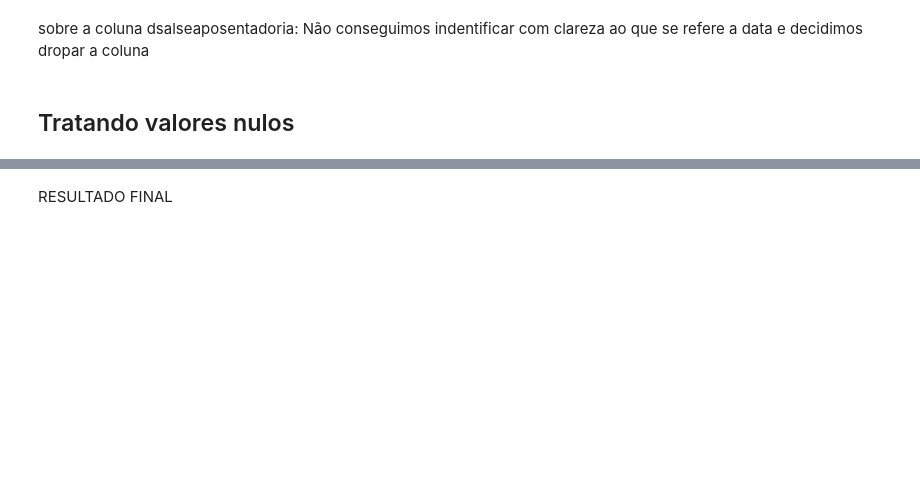
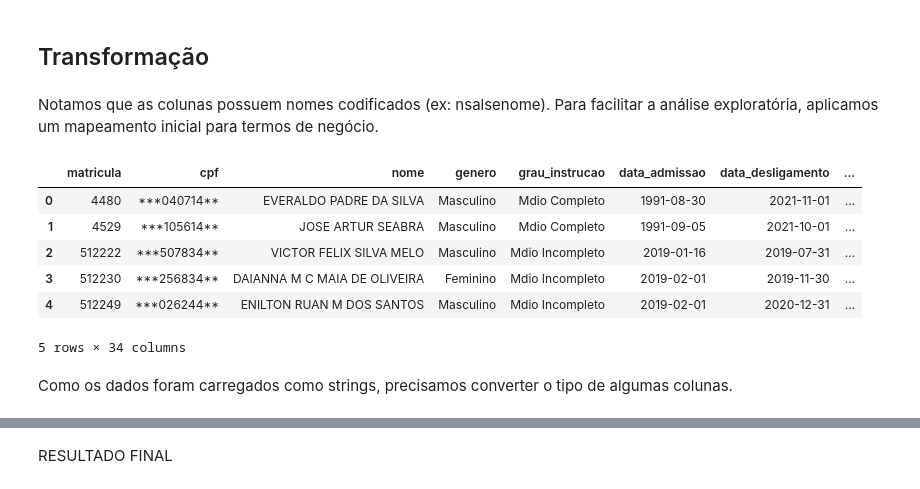
Before and after one commit to JBDhh/ProjetoBD, a Jupyter notebook: notebooks/Servidores_ETL.ipynb, the cells around one changed output, grey strips where cells are left out. Drawn from its saved outputs; the diff is of its cells as text; code cells hidden in the pictures; blank space fills up the shorter version.

```diff
--- a/notebooks/Servidores_ETL.ipynb
+++ b/notebooks/Servidores_ETL.ipynb
@@ -347,2 +63,0 @@ Conclusão: Iremos dropar as colunas SECRETARIA/ORGAO e esalseunide.
-# %% [markdown]
-sobre a coluna dsalseaposentadoria: Não conseguimos indentificar com clareza ao que se refere a data e decidimos dropar a coluna
@@ -351,2 +64,55 @@ df = df.drop(columns='dsalseaposentadoria')
-# %% [markdown]
-## Tratando valores nulos
+# %% [markdown]
+## Transformação
+# %% [markdown]
+Notamos que as colunas possuem nomes codificados (ex: nsalsenome). Para facilitar a análise exploratória, aplicamos um mapeamento inicial para termos de negócio.
+# %%
+map_colunas = {
+    'csalsematr': 'matricula',
+    'csalseccpf': 'cpf',
+    'nsalsenome': 'nome',
+    'esalsegenero': 'genero',
+    'esalseinstrucao': 'grau_instrucao',
+    'dslderadmissao': 'data_admissao',
+    'dslserdesligamento': 'data_desligamento',
+    'dsalseaposentadoria': 'data_aposentadoria',
+    'eslserlotacao': 'lotacao_nome',
+    'esalseunidade': 'unidade_nome',
+    'nsalseempr': 'entidade_nome',
+    'esalseadministracao': 'tipo_administracao',
+    'nsalsecarg': 'cargo_nome',
+    'nsalsefunc': 'funcao_nome',
+    'nsalsecate': 'categoria_nome',
+    'eselsesituacao': 'situacao_nome',
+    'aslserjornadamensal': 'jornada_mensal',
+    'tslserulat': 'data_atualizacao_sistema',
+    'asalseanoo': 'ano_folha',
+    'asalsemess': 'mes_folha',
+    'vsalseprov': 'valor_remuneracao_bruta',
+    'vsalseremu': 'valor_remuneracao_base',
+    'vsalsecarg': 'valor_salario_base',
+    'vsalsefunc': 'valor_funcao_gratificada',
+    'vsalseoutr': 'valor_outras_remuneracoes',
+    'vsalseferi': 'valor_ferias',
+    'vsalsenatl': 'valor_13_salario',
+    'vsalsedife': 'valor_diferenca_salarial',
+    'vsalsedrrf': 'valor_irrf',
+    'vsalsedprv': 'valor_previdencia',
+    'vsalsedtot': 'valor_descontos_total',
+    'vsalsedrst': 'valor_desconto_faltas',
+    'vsalsedxcd': 'valor_descontos_diversos',
+    'vsalseliqd': 'valor_liquido'
+}
+
+df = df_raw.rename(columns=map_colunas)
+df = df[list(map_colunas.values())].copy()
+df.head()
+# %% [output]
+|  | matricula | cpf | nome | genero | grau_instrucao | data_admissao | data_desligamento | ... |
+| 0 | 4480 | ***040714** | EVERALDO PADRE DA SILVA | Masculino | Mdio Completo | 1991-08-30 | 2021-11-01 | ... |
+| 1 | 4529 | ***105614** | JOSE ARTUR SEABRA | Masculino | Mdio Completo | 1991-09-05 | 2021-10-01 | ... |
+| 2 | 512222 | ***507834** | VICTOR FELIX SILVA MELO | Masculino | Mdio Incompleto | 2019-01-16 | 2019-07-31 | ... |
+| 3 | 512230 | ***256834** | DAIANNA M C MAIA DE OLIVEIRA | Feminino | Mdio Incompleto | 2019-02-01 | 2019-11-30 | ... |
+| 4 | 512249 | ***026244** | ENILTON RUAN M DOS SANTOS | Masculino | Mdio Incompleto | 2019-02-01 | 2020-12-31 | ... |
+5 rows × 34 columns
+# %% [markdown]
+Como os dados foram carregados como strings, precisamos converter o tipo de algumas colunas.
```
Also changed, not shown: parts of 64 cells of this notebook, 9 other files.
